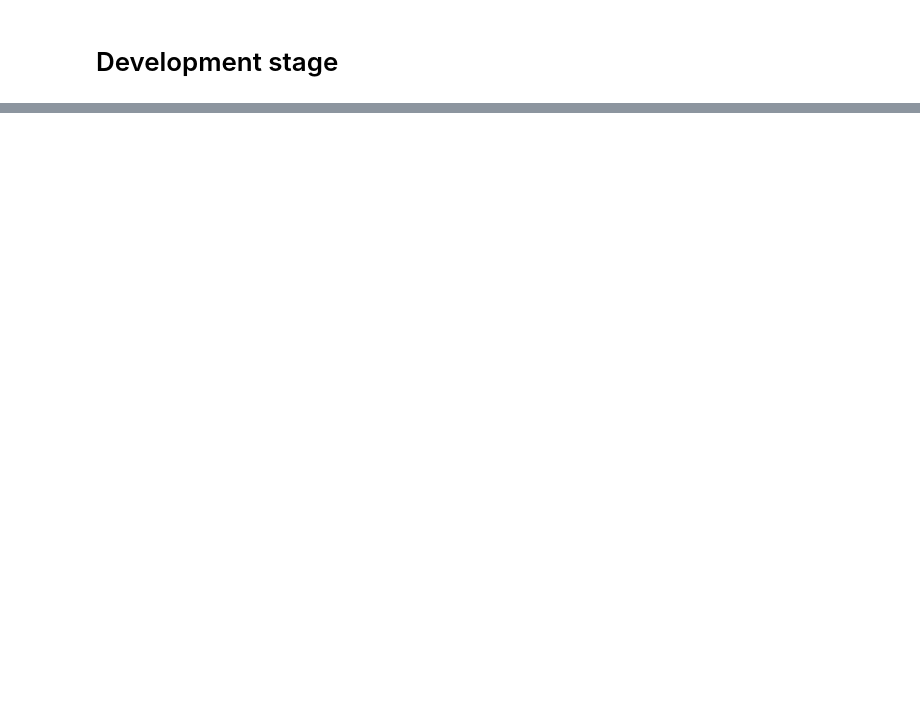
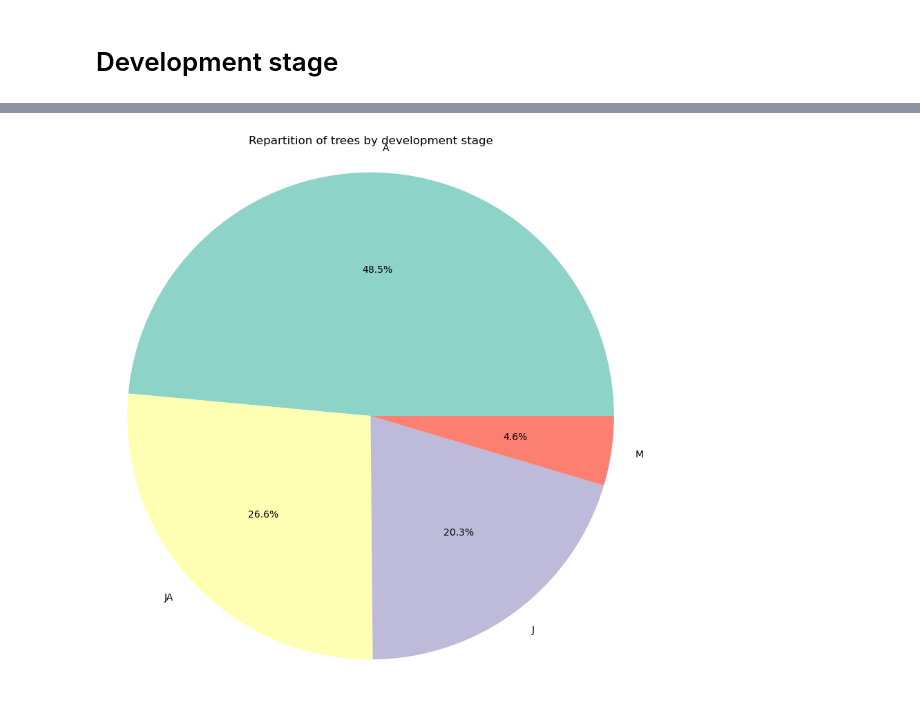
Before and after one commit to LAlto96/ocaiep02, a Jupyter notebook: DataClean.ipynb, the cells around one changed output, grey strips where cells are left out. Cells and saved outputs as stored; diff of their text form; code cells hidden in the pictures; blank space fills up the shorter version.

```diff
--- a/DataClean.ipynb
+++ b/DataClean.ipynb
@@ -580,0 +747,11 @@ plt.show()
+# %%
+top_10_stadedev = df['stade_developpement'].value_counts()
+# Create a pie chart
+plt.figure(figsize=(10, 10))
+sns.set_palette("Set3")
+plt.pie(top_10_stadedev, labels=top_10_stadedev.index, autopct='%1.1f%%')
+plt.title("Repartition of trees by development stage")
+plt.axis('equal')
+plt.show()
+# %% [output]
+[figure, added]
```
Also changed, not shown: parts of 21 cells of this notebook.
